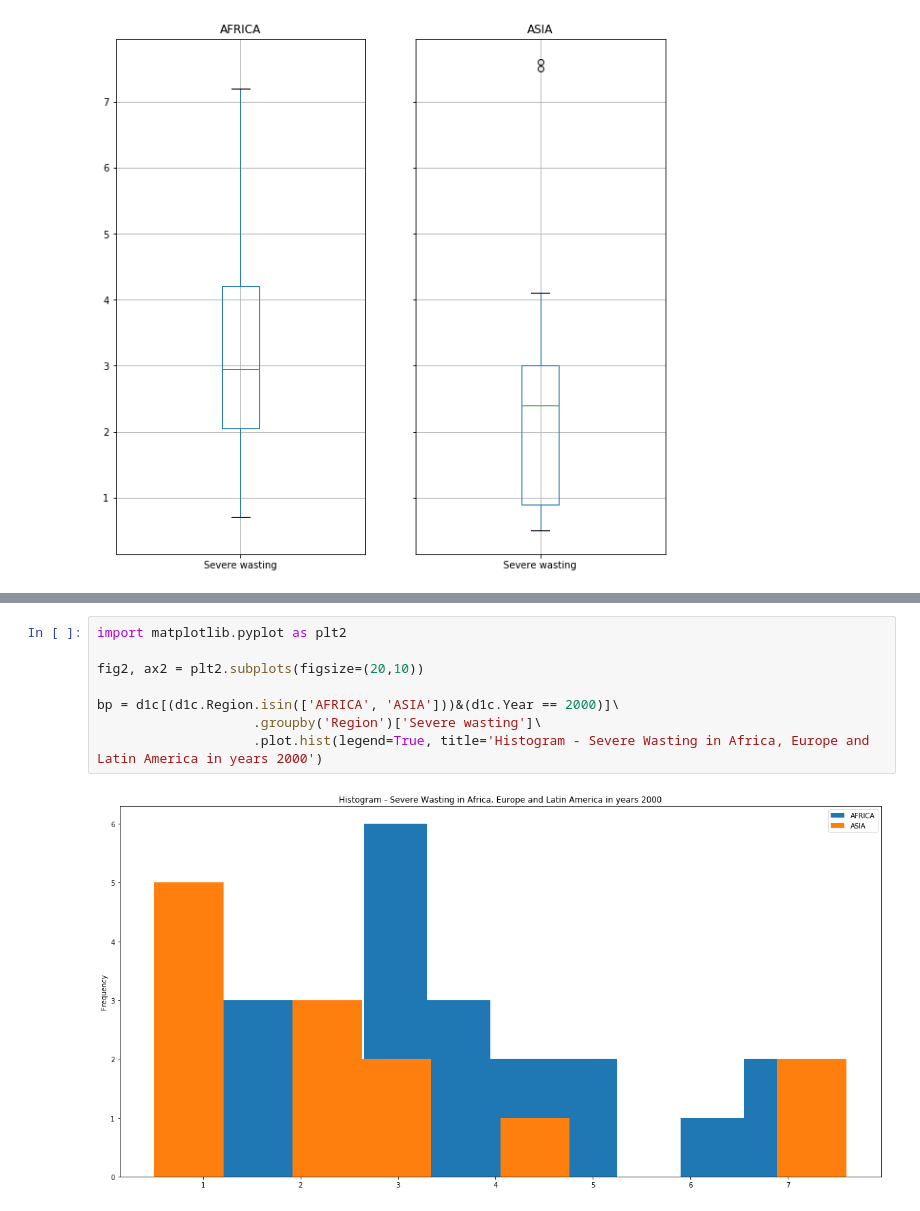
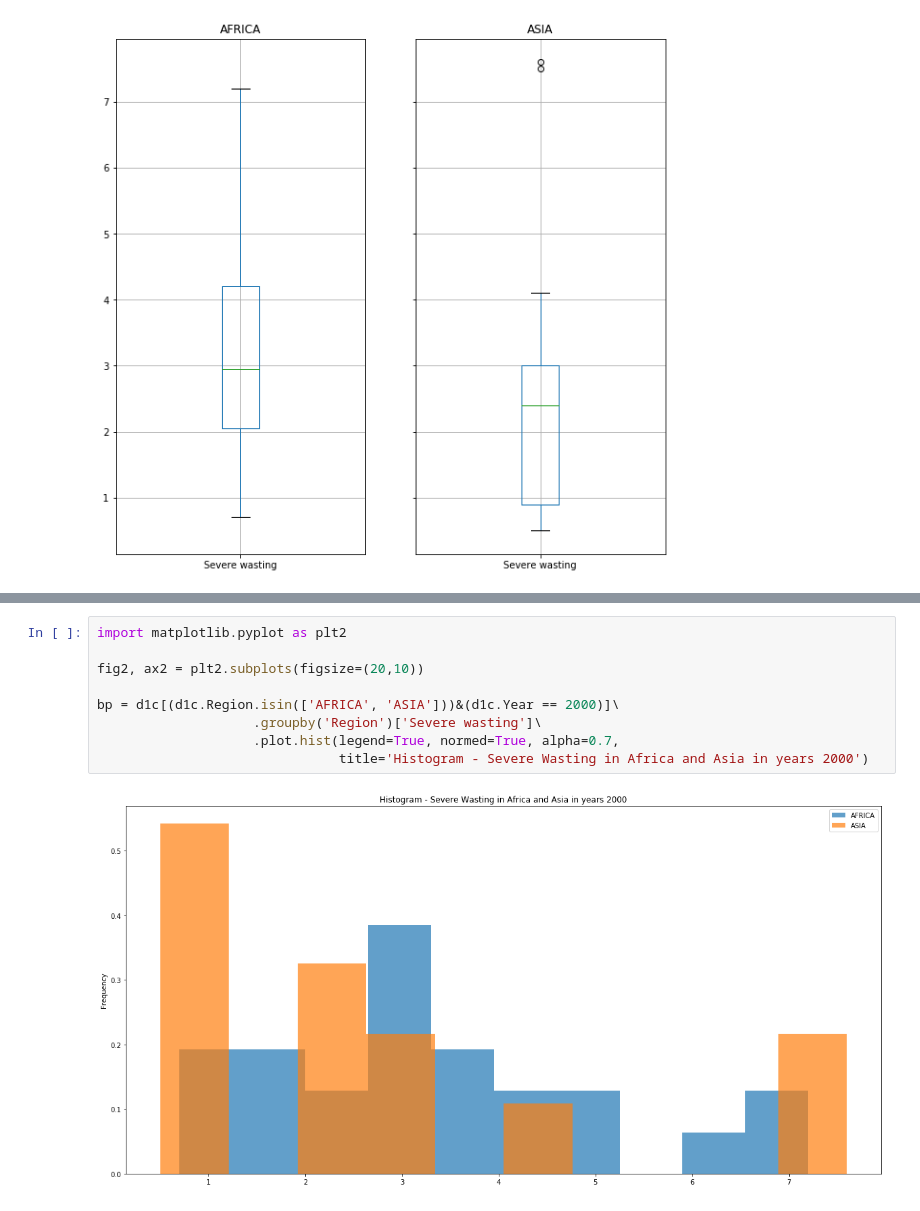
Before and after one commit to menubie/studies, a Jupyter notebook: distributions/distributions_exercises.ipynb, the cells around one changed output, grey strips where cells are left out. Drawn from its saved outputs; the diff is of its cells as text.

```diff
--- a/distributions/distributions_exercises.ipynb
+++ b/distributions/distributions_exercises.ipynb
@@ -63,10 +76,11 @@ bp = d1c[(d1c.Region.isin(['AFRICA', 'ASIA']))&(d1c.Year == 2000)]\
 # %%
 import matplotlib.pyplot as plt2
 
 fig2, ax2 = plt2.subplots(figsize=(20,10))
 
 bp = d1c[(d1c.Region.isin(['AFRICA', 'ASIA']))&(d1c.Year == 2000)]\
                     .groupby('Region')['Severe wasting']\
-                    .plot.hist(legend=True, title='Histogram - Severe Wasting in Africa, Europe and Latin America in years 2000')
+                    .plot.hist(legend=True, normed=True, alpha=0.7,
+                               title='Histogram - Severe Wasting in Africa and Asia in years 2000')
 # %% [output]
-[figure, old version]
+[figure, new version]
```
Also changed, not shown: parts of 3 cells of this notebook, 2 other files.
